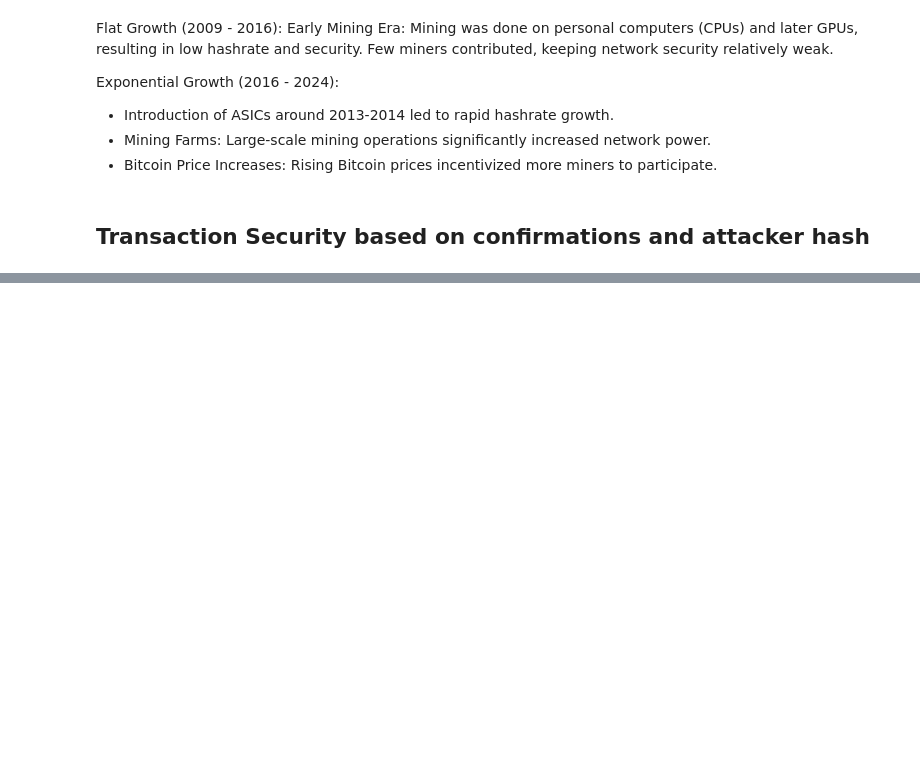
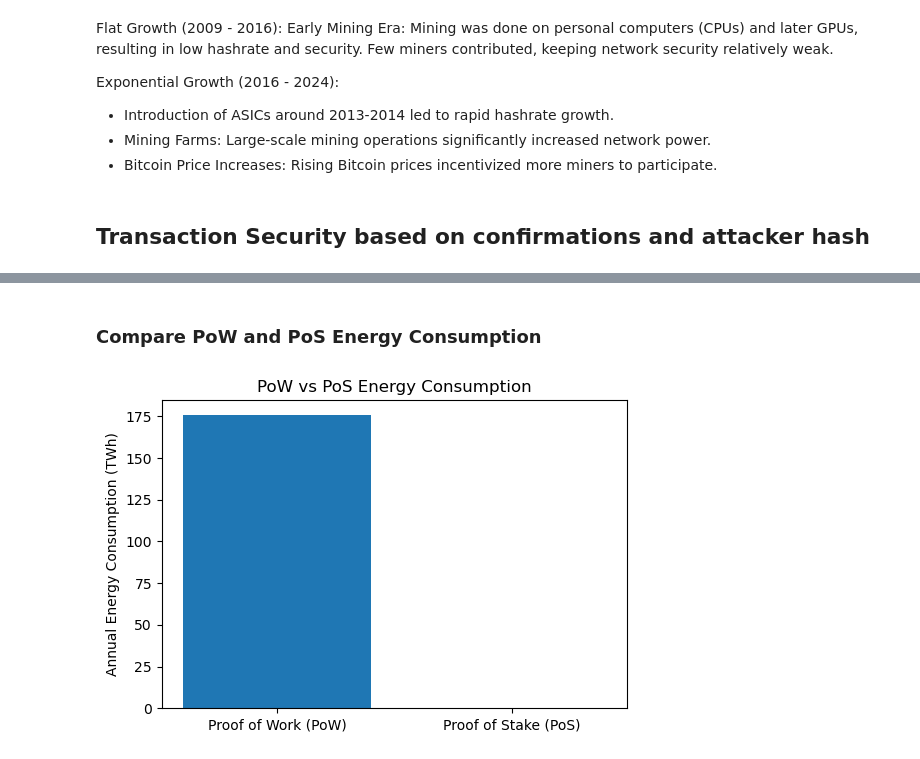
Before and after one commit to mscarpati/bitcoin-mining-tradeoffs, a Jupyter notebook: pow_analysis.ipynb, the cells around one changed output, grey strips where cells are left out. Saved outputs shown, nothing was run; the diff lists cells and outputs as text; code cells hidden in the pictures; blank space fills up the shorter version.

```diff
--- a/pow_analysis.ipynb
+++ b/pow_analysis.ipynb
@@ -177,0 +185,17 @@ plot_pow_transaction_security()
+# %% [markdown]
+### Compare PoW and PoS Energy Consumption
+# %%
+# Approximate energy consumption per year (PoW vs PoS)
+energy_pow_twh = 175.87  # Example: Bitcoin annual energy usage
+energy_pos_twh = 0.002  # Example: Ethereum PoS estimate
+
+labels = ["Proof of Work (PoW)", "Proof of Stake (PoS)"]
+energy_values = [energy_pow_twh, energy_pos_twh]
+
+plt.figure(figsize=(6, 4))
+plt.bar(labels, energy_values)
+plt.ylabel("Annual Energy Consumption (TWh)")
+plt.title("PoW vs PoS Energy Consumption")
+plt.show()
+# %% [output]
+[figure, added]
```
Also changed, not shown: parts of 9 cells of this notebook.
